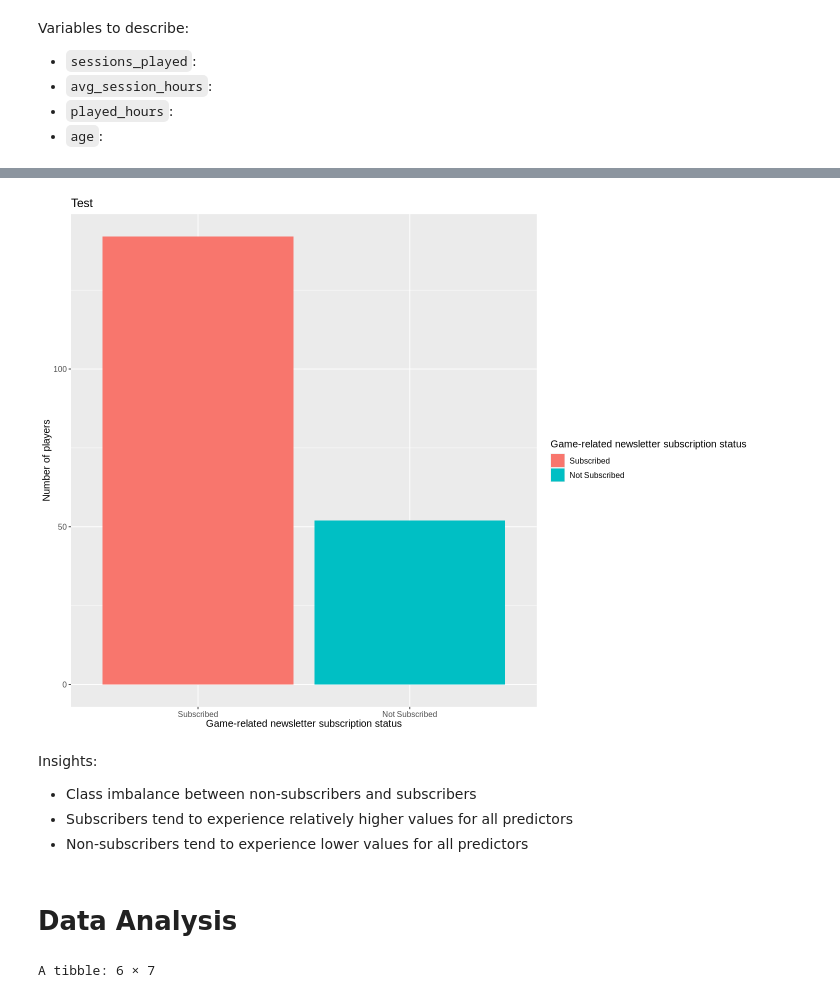
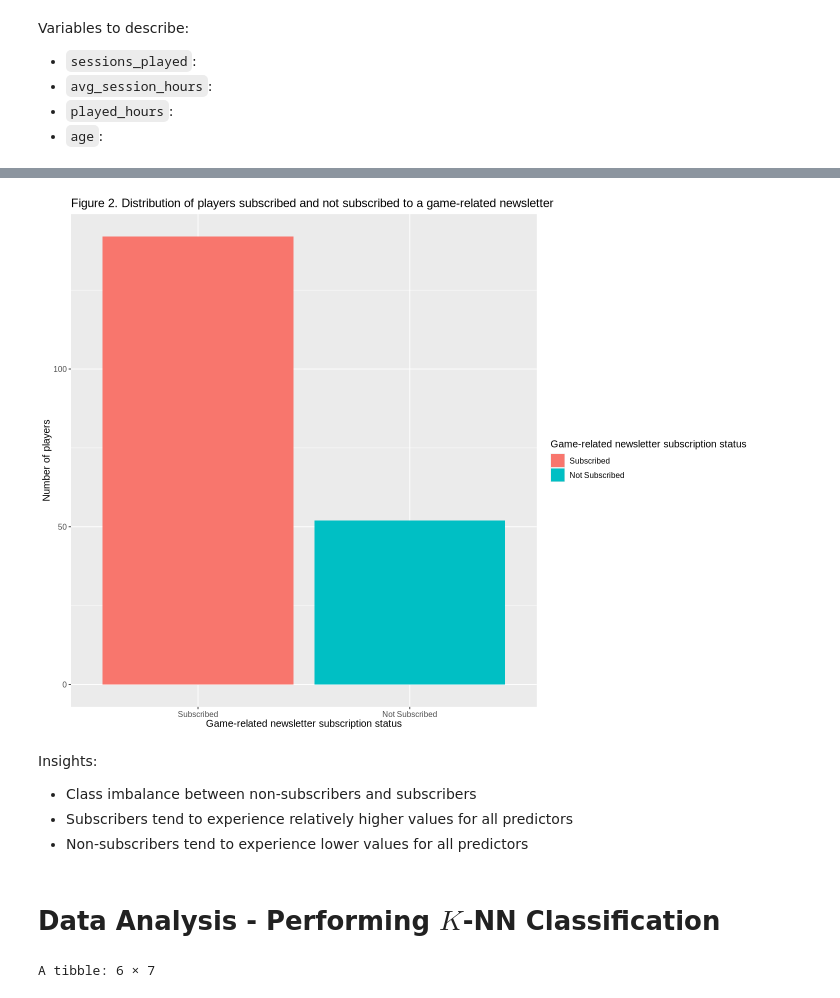
Before and after one commit to adamcheng7/DSCI-100-Final-Project-Report, a Jupyter notebook: Final Project Report.ipynb, the cells around one changed output, grey strips where cells are left out. Drawn from its saved outputs; the diff is of its cells as text; code cells hidden in the pictures.

```diff
--- a/Final Project Report.ipynb
+++ b/Final Project Report.ipynb
@@ -209,28 +226,28 @@ ggpairs(complete_data, mapping = aes(color=subscription_status))
 # %%
 options(repr.plot.width=12,repr.plot.height=9)
 
 # Class balance diagnosis bar chart
 class_balance<-complete_data|>
     ggplot(aes(x=subscription_status,fill=subscription_status))+
     geom_bar()+
     labs(
         x="Game-related newsletter subscription status",
         y="Number of players",
-        title="Test",
+        title="Figure 2. Distribution of players subscribed and not subscribed to a game-related newsletter",
         fill="Game-related newsletter subscription status"
         )+
     theme(text=element_text(size=12))
 
 class_balance
 # %% [output]
-[figure, old version]
+[figure, new version]
 # %% [markdown]
 Insights:
 - Class imbalance between non-subscribers and subscribers
 - Subscribers tend to experience relatively higher values for all predictors
 - Non-subscribers tend to experience lower values for all predictors
 # %% [markdown]
-# Data Analysis
+# Data Analysis - Performing $K$-NN Classification
 # %%
 # Ensuring reproducibility
 set.seed(999)
```
Also changed, not shown: parts of 15 cells of this notebook.
